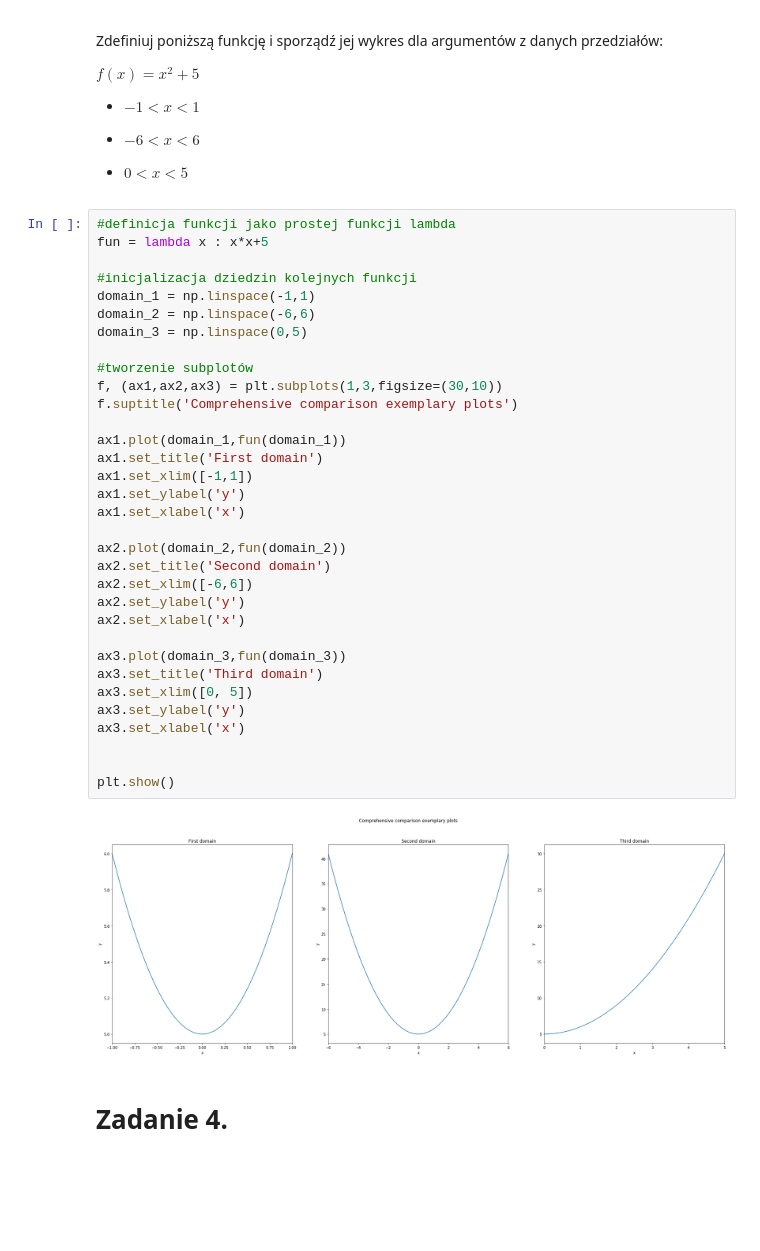
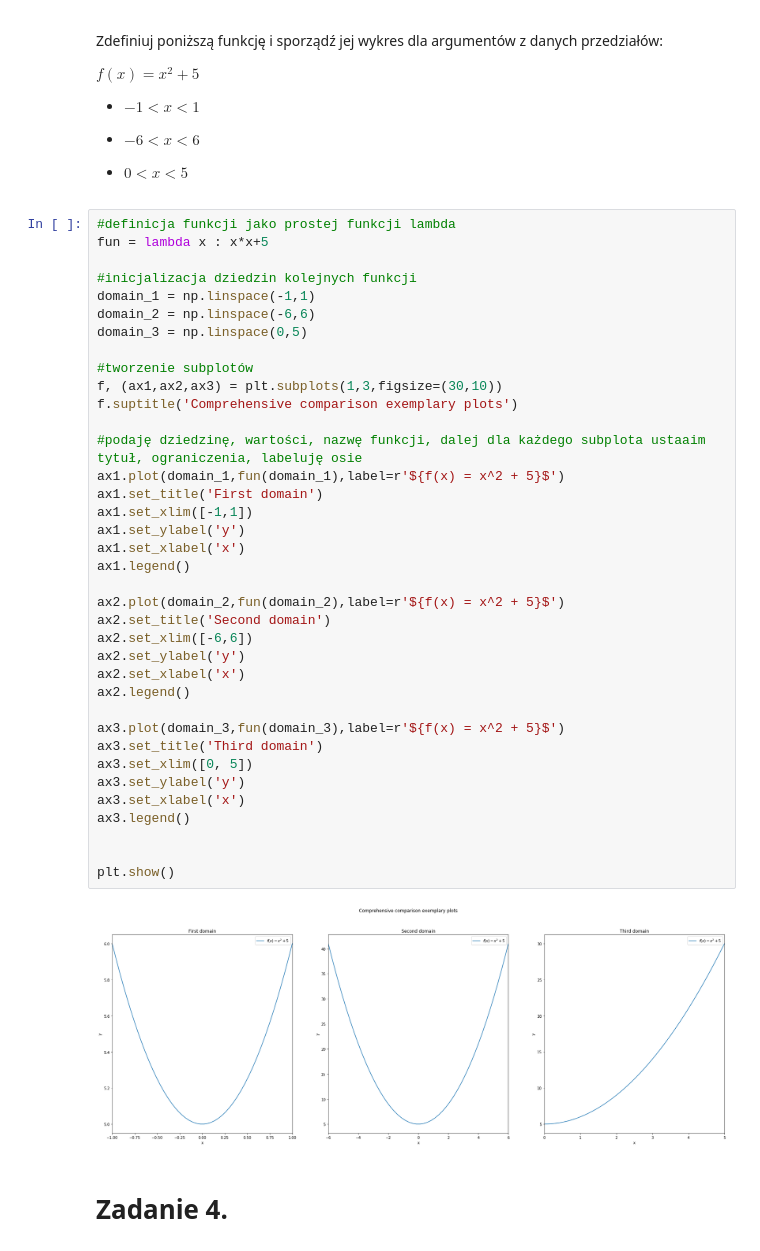
Before and after one commit to IRatajczyk/AiBD_1a_Ratajczyk, a Jupyter notebook: lab1.ipynb, the cells around one changed output. Cells and saved outputs as stored; diff of their text form; blank space fills up the shorter version.

```diff
--- a/lab1.ipynb
+++ b/lab1.ipynb
@@ -26,37 +26,41 @@ $f(x)=x^2+5$
 #definicja funkcji jako prostej funkcji lambda
 fun = lambda x : x*x+5
 
 #inicjalizacja dziedzin kolejnych funkcji
 domain_1 = np.linspace(-1,1)
 domain_2 = np.linspace(-6,6)
 domain_3 = np.linspace(0,5)
 
 #tworzenie subplotów
 f, (ax1,ax2,ax3) = plt.subplots(1,3,figsize=(30,10))
 f.suptitle('Comprehensive comparison exemplary plots')
 
-ax1.plot(domain_1,fun(domain_1))
+#podaję dziedzinę, wartości, nazwę funkcji, dalej dla każdego subplota ustaaim tytuł, ograniczenia, labeluję osie
+ax1.plot(domain_1,fun(domain_1),label=r'${f(x) = x^2 + 5}$')
 ax1.set_title('First domain')
 ax1.set_xlim([-1,1])
 ax1.set_ylabel('y')
 ax1.set_xlabel('x')
+ax1.legend()
 
-ax2.plot(domain_2,fun(domain_2))
+ax2.plot(domain_2,fun(domain_2),label=r'${f(x) = x^2 + 5}$')
 ax2.set_title('Second domain')
 ax2.set_xlim([-6,6])
 ax2.set_ylabel('y')
 ax2.set_xlabel('x')
+ax2.legend()
 
-ax3.plot(domain_3,fun(domain_3))
+ax3.plot(domain_3,fun(domain_3),label=r'${f(x) = x^2 + 5}$')
 ax3.set_title('Third domain')
 ax3.set_xlim([0, 5])
 ax3.set_ylabel('y')
 ax3.set_xlabel('x')
+ax3.legend()
 
 
 plt.show()
 # %% [output]
-[figure, old version]
+[figure, new version]
 # %% [markdown]
 # Zadanie 4.
 # %%
```
